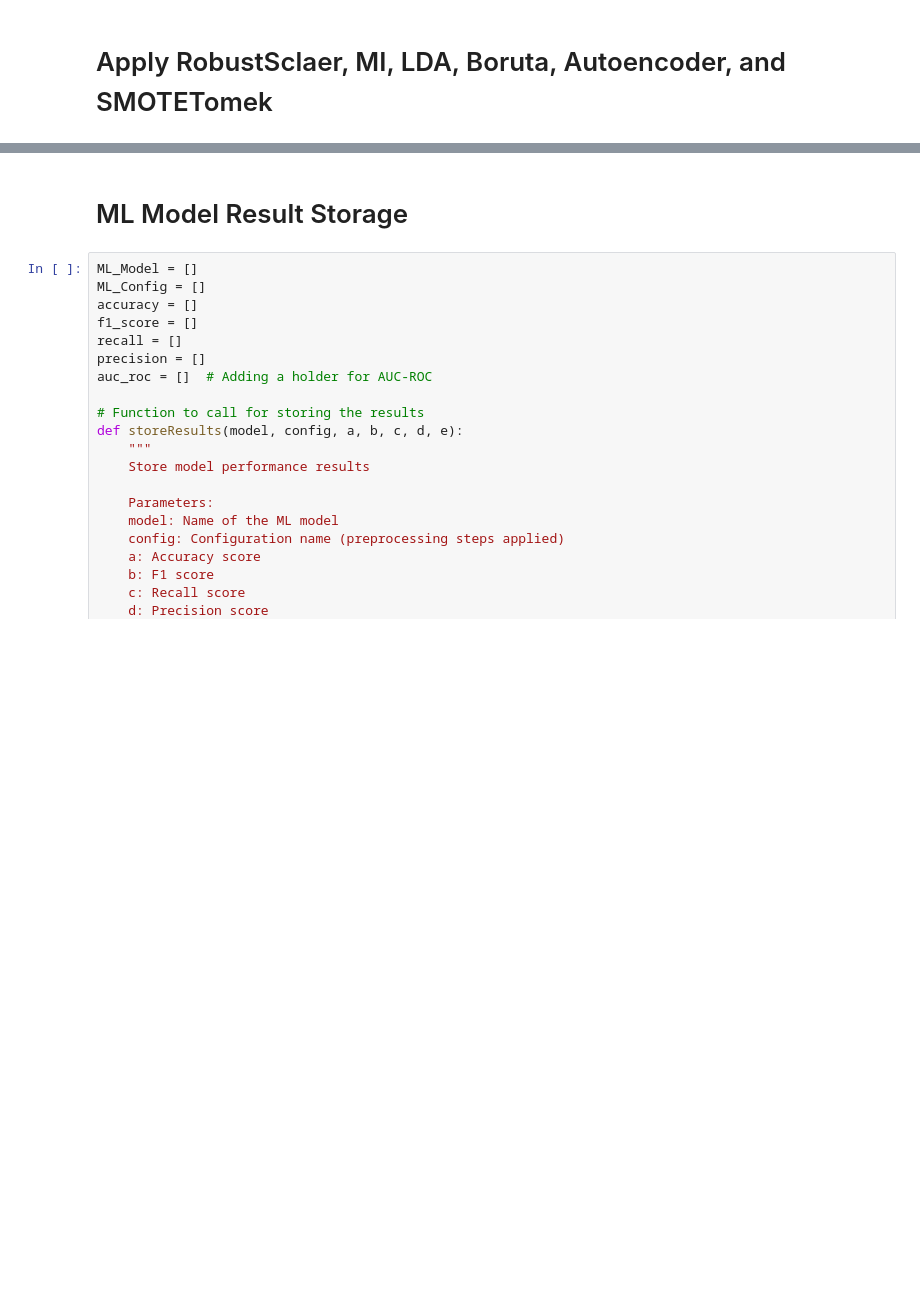
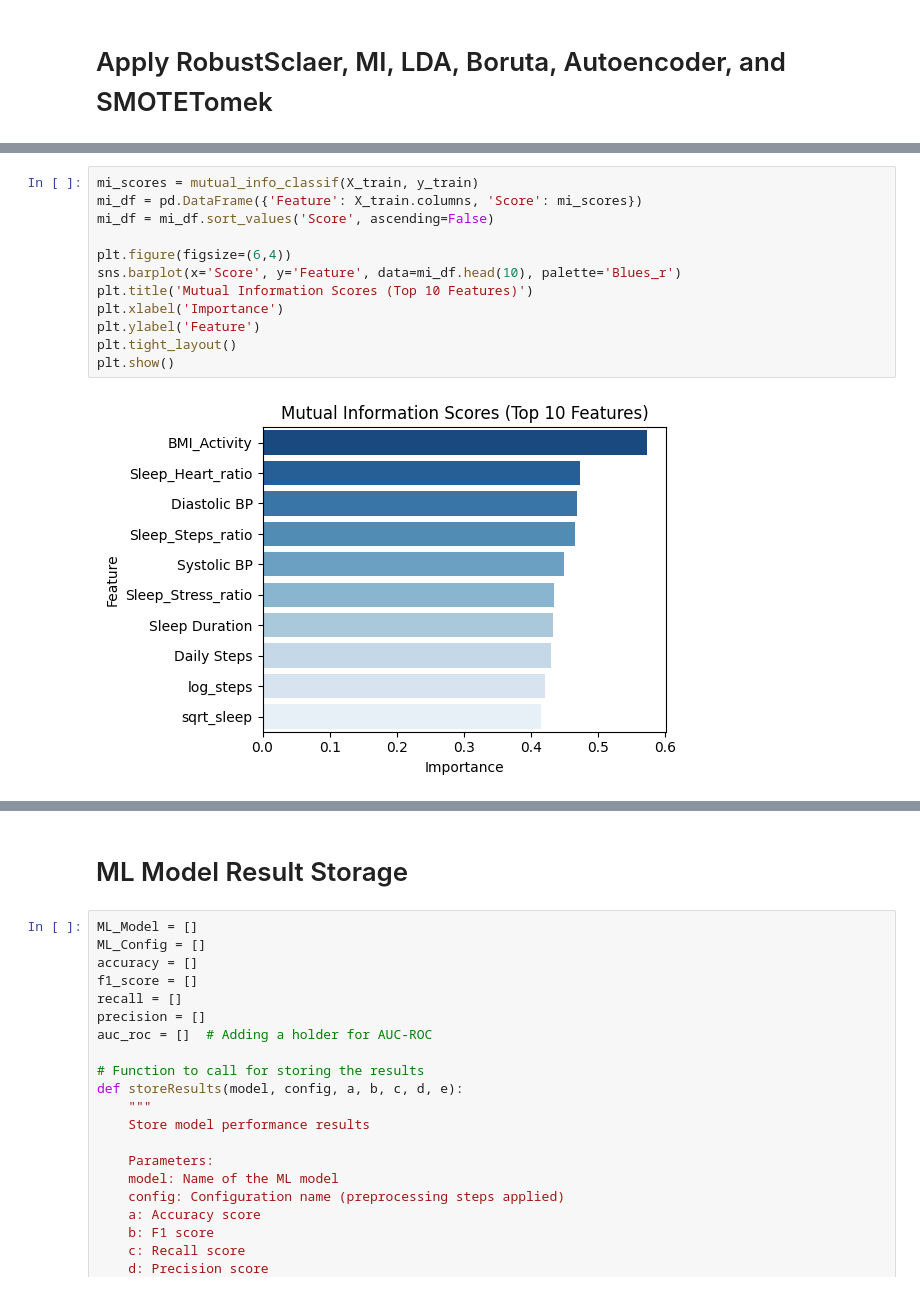
Before and after one commit to Miftahul-adib/sleep-disorder, a Jupyter notebook: Improving_Sleep_Disorder_Prediction.ipynb, the cells around one changed output, grey strips where cells are left out. Drawn from its saved outputs; the diff is of its cells as text; blank space fills up the shorter version.

```diff
--- a/Improving_Sleep_Disorder_Prediction.ipynb
+++ b/Improving_Sleep_Disorder_Prediction.ipynb
@@ -161,0 +226,14 @@ X_train_resample, y_train_resample = smotetomek.fit_resample(X_train_normalized,
+# %%
+mi_scores = mutual_info_classif(X_train, y_train)
+mi_df = pd.DataFrame({'Feature': X_train.columns, 'Score': mi_scores})
+mi_df = mi_df.sort_values('Score', ascending=False)
+
+plt.figure(figsize=(6,4))
+sns.barplot(x='Score', y='Feature', data=mi_df.head(10), palette='Blues_r')
+plt.title('Mutual Information Scores (Top 10 Features)')
+plt.xlabel('Importance')
+plt.ylabel('Feature')
+plt.tight_layout()
+plt.show()
+# %% [output]
+[figure, added]
```
Also changed, not shown: parts of 28 cells of this notebook.
